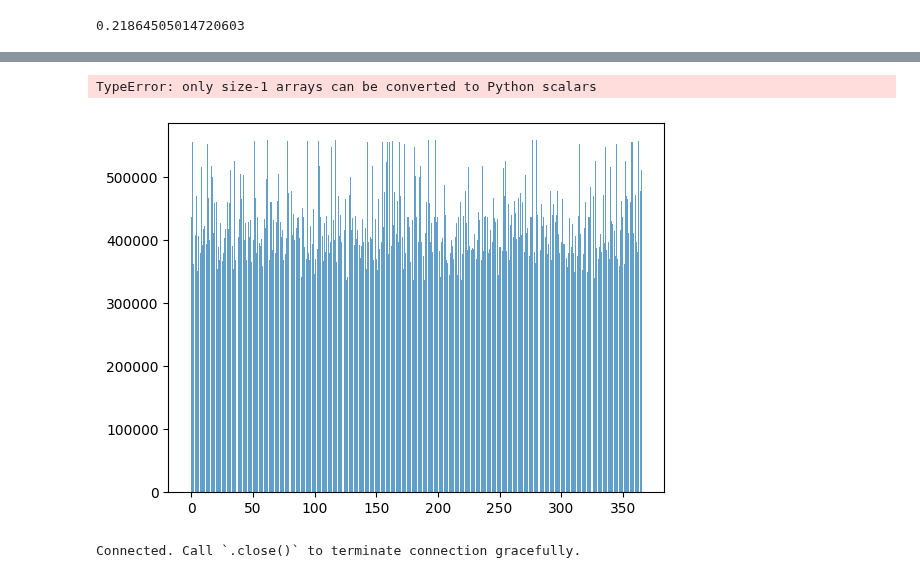
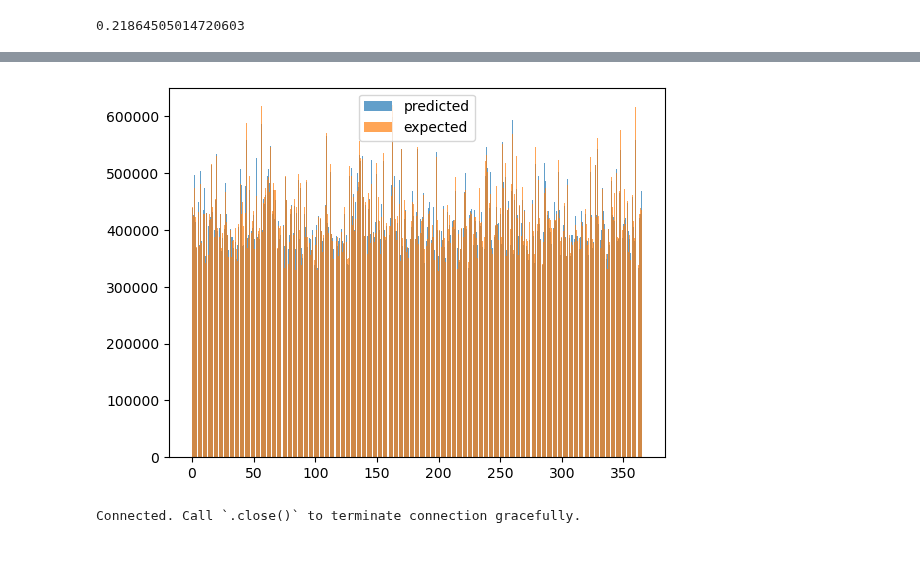
Before and after one commit to aykhazanchi/id2223-scalable-ml, a Jupyter notebook: proj/training.ipynb, the cells around one changed output, grey strips where cells are left out. Drawn from its saved outputs; the diff is of its cells as text; code cells hidden in the pictures.

```diff
--- a/proj/training.ipynb
+++ b/proj/training.ipynb
@@ -199,11 +186,10 @@ display(mean_error) # MWh
 # %%
 pyplot.bar(x=np.arange(len(y_pred)), height=y_pred, label='predicted', alpha=0.7)
-pyplot.bar(x=np.arange(len(y_pred)), height=y_test.to_numpy(), label='expected', alpha=0.7)
+pyplot.bar(x=np.arange(len(y_pred)), height=y_test['demand'].to_numpy(), label='expected', alpha=0.7)
 pyplot.legend()
 pyplot.show() # this representation doesn't make a lot of sense 🤷‍♂️
 # %% [output]
-TypeError: only size-1 arrays can be converted to Python scalars
-[figure, old version]
+[figure, new version]
 # %%
 # retrain model on whole set
 #model.fit(X, y) # reminder: "model" contains whole pipeline including data prep!
```
Also changed, not shown: parts of 16 cells of this notebook, 3 other files.
